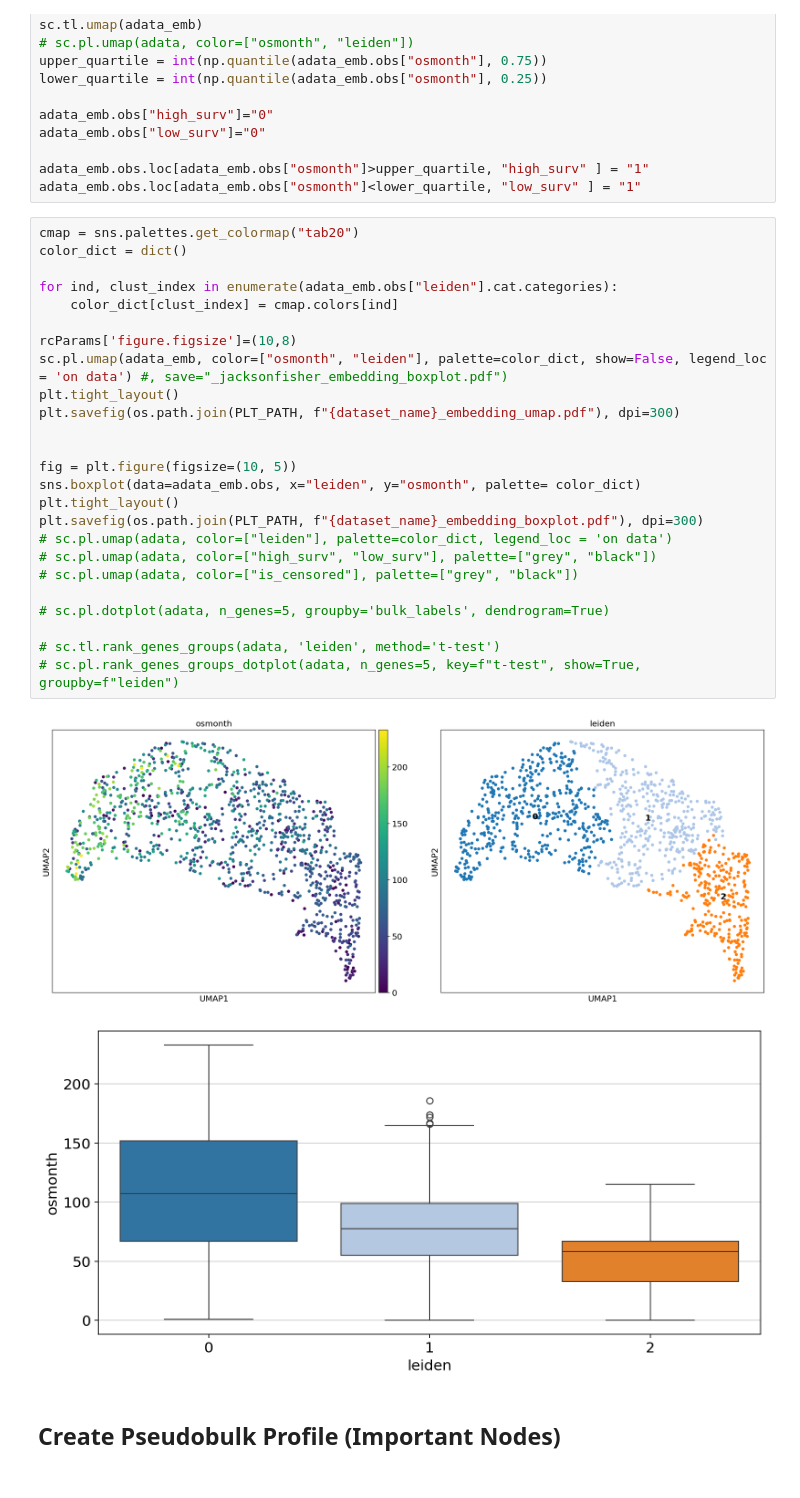
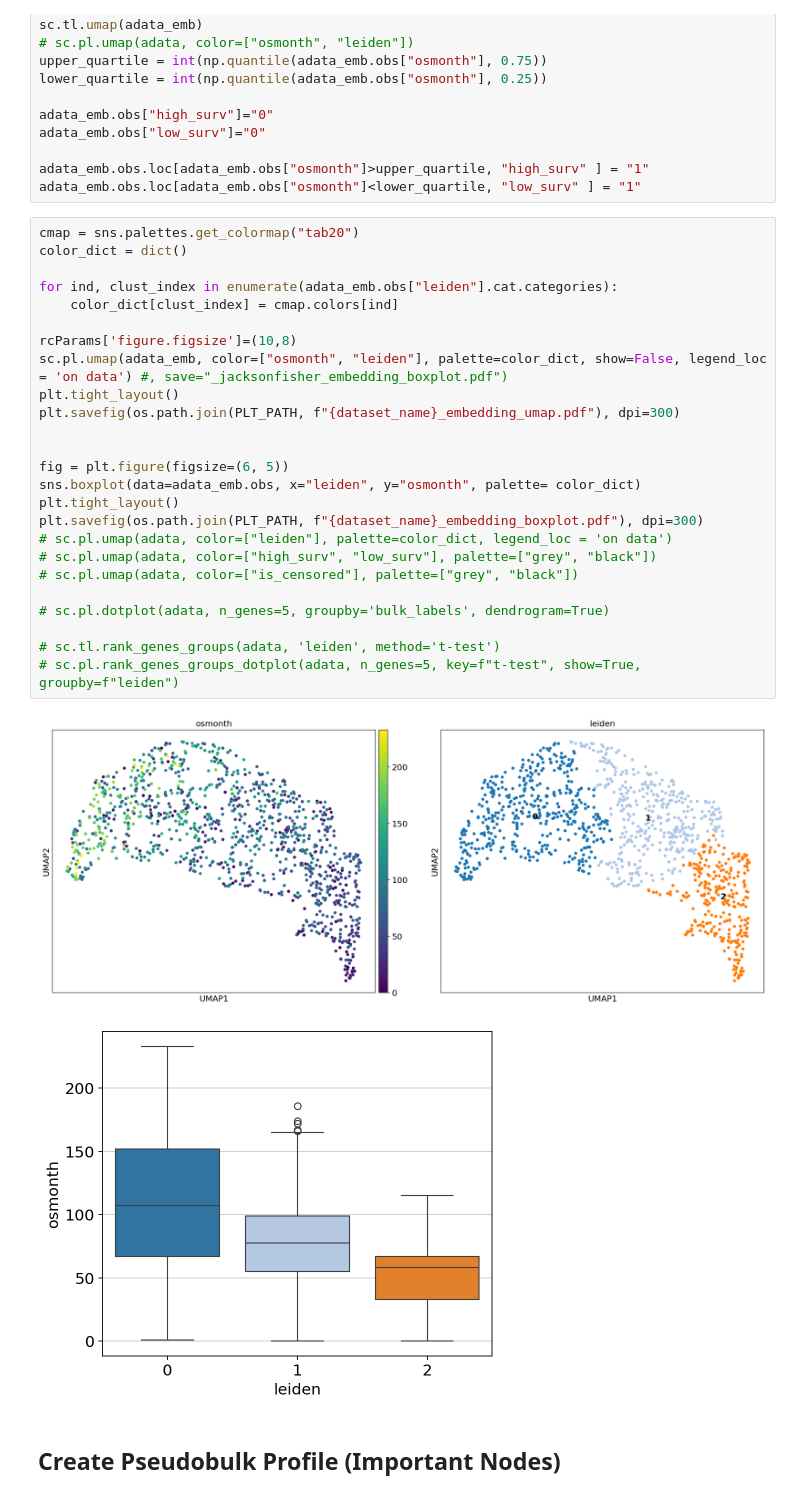
Before and after one commit to saezlab/GNNClinicalOutcomePrediction, a Jupyter notebook: bin/embedding_clustering_JacksonFischer.ipynb, the cells around one changed output. Drawn from its saved outputs; the diff is of its cells as text.

```diff
--- a/bin/embedding_clustering_JacksonFischer.ipynb
+++ b/bin/embedding_clustering_JacksonFischer.ipynb
@@ -99,31 +167,31 @@ adata_emb.obs.loc[adata_emb.obs["osmonth"]<lower_quartile, "low_surv" ] = "1"
 # %%
 cmap = sns.palettes.get_colormap("tab20")
 color_dict = dict()
 
 for ind, clust_index in enumerate(adata_emb.obs["leiden"].cat.categories):
     color_dict[clust_index] = cmap.colors[ind]
 
 rcParams['figure.figsize']=(10,8)
 sc.pl.umap(adata_emb, color=["osmonth", "leiden"], palette=color_dict, show=False, legend_loc = 'on data') #, save="_jacksonfisher_embedding_boxplot.pdf")
 plt.tight_layout()
 plt.savefig(os.path.join(PLT_PATH, f"{dataset_name}_embedding_umap.pdf"), dpi=300)
 
 
-fig = plt.figure(figsize=(10, 5))
+fig = plt.figure(figsize=(6, 5))
 sns.boxplot(data=adata_emb.obs, x="leiden", y="osmonth", palette= color_dict)
 plt.tight_layout()
 plt.savefig(os.path.join(PLT_PATH, f"{dataset_name}_embedding_boxplot.pdf"), dpi=300)
 # sc.pl.umap(adata, color=["leiden"], palette=color_dict, legend_loc = 'on data')
 # sc.pl.umap(adata, color=["high_surv", "low_surv"], palette=["grey", "black"])
 # sc.pl.umap(adata, color=["is_censored"], palette=["grey", "black"])
 
 # sc.pl.dotplot(adata, n_genes=5, groupby='bulk_labels', dendrogram=True)
 
 # sc.tl.rank_genes_groups(adata, 'leiden', method='t-test')
 # sc.pl.rank_genes_groups_dotplot(adata, n_genes=5, key=f"t-test", show=True, groupby=f"leiden")
 # %% [output]
 [figure]
-[figure, old version]
+[figure, new version]
 # %% [markdown]
 <h2>Create Pseudobulk Profile (Important Nodes)</h2>
 # %%
```
Also changed, not shown: parts of 20 cells of this notebook, 3 other files.
